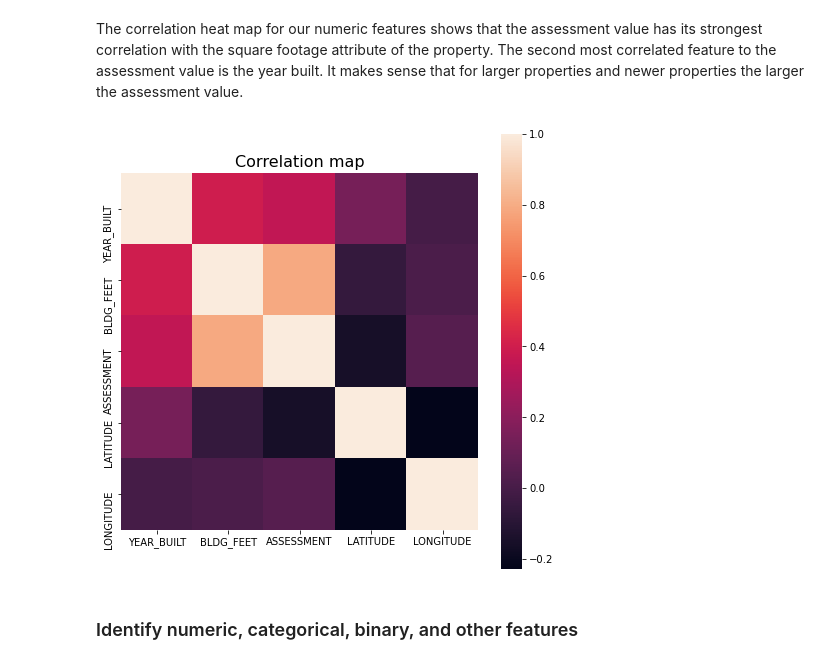
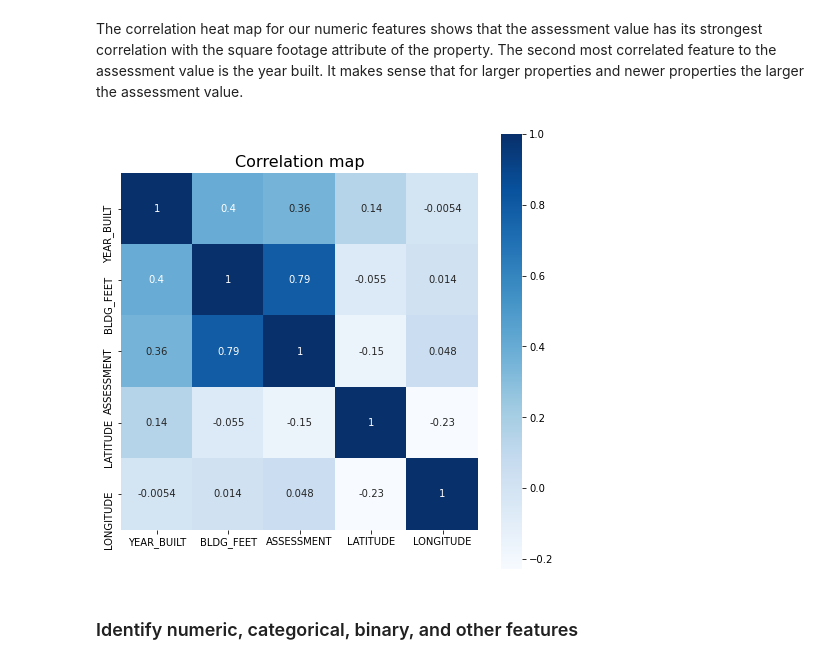
Before and after one commit to williamxu7/522-Group_30-Rockstars, a Jupyter notebook: src/housing_pred_eda.ipynb, the cells around one changed output. Drawn from its saved outputs; the diff is of its cells as text; code cells hidden in the pictures.

```diff
--- a/src/housing_pred_eda.ipynb
+++ b/src/housing_pred_eda.ipynb
@@ -135,12 +123,12 @@ df_cor = df.drop(columns=['TAX_YEAR', 'ROLL_NUM', 'BLDG_METRE'])
 # %%
 corrmat = df_cor.corr(method='pearson')
 f, ax = plt.subplots(figsize=(8, 8))
 
-sns.heatmap(corrmat, vmax=1., square=True)
+sns.heatmap(corrmat, vmax=1., square=True, annot=True, cmap=plt.cm.Blues)
 plt.title("Correlation map", fontsize=16)
 plt.show()
 # %% [output]
-[figure, old version]
+[figure, new version]
 # %% [markdown]
 ### Identify numeric, categorical, binary, and other features
 # %%
```
Also changed, not shown: parts of 12 cells of this notebook.
